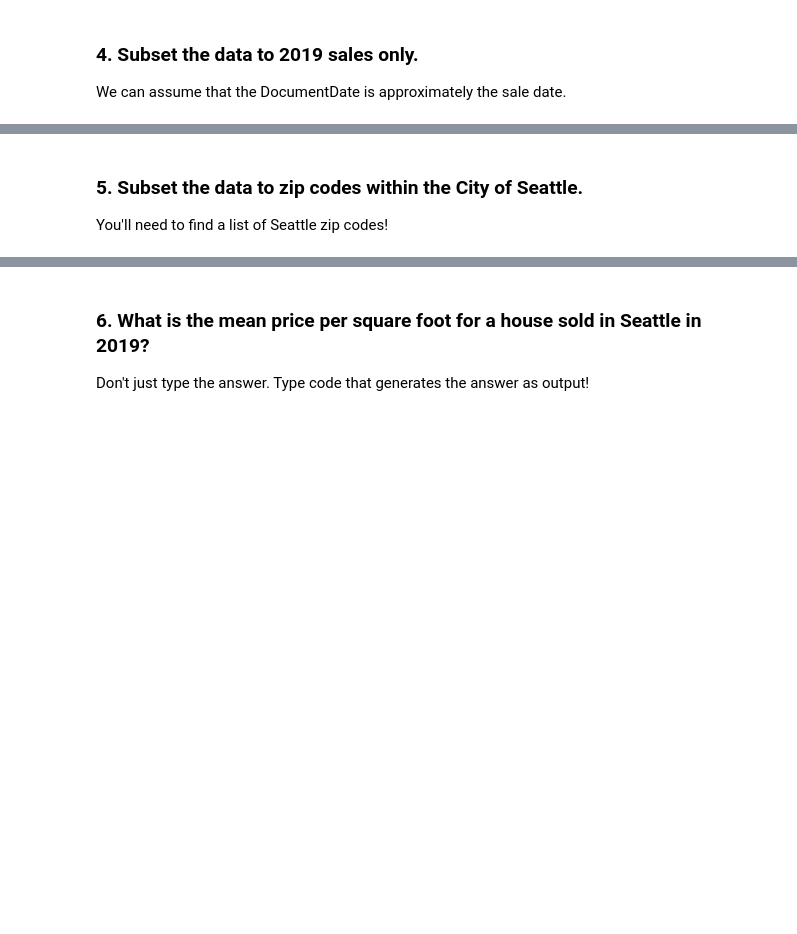
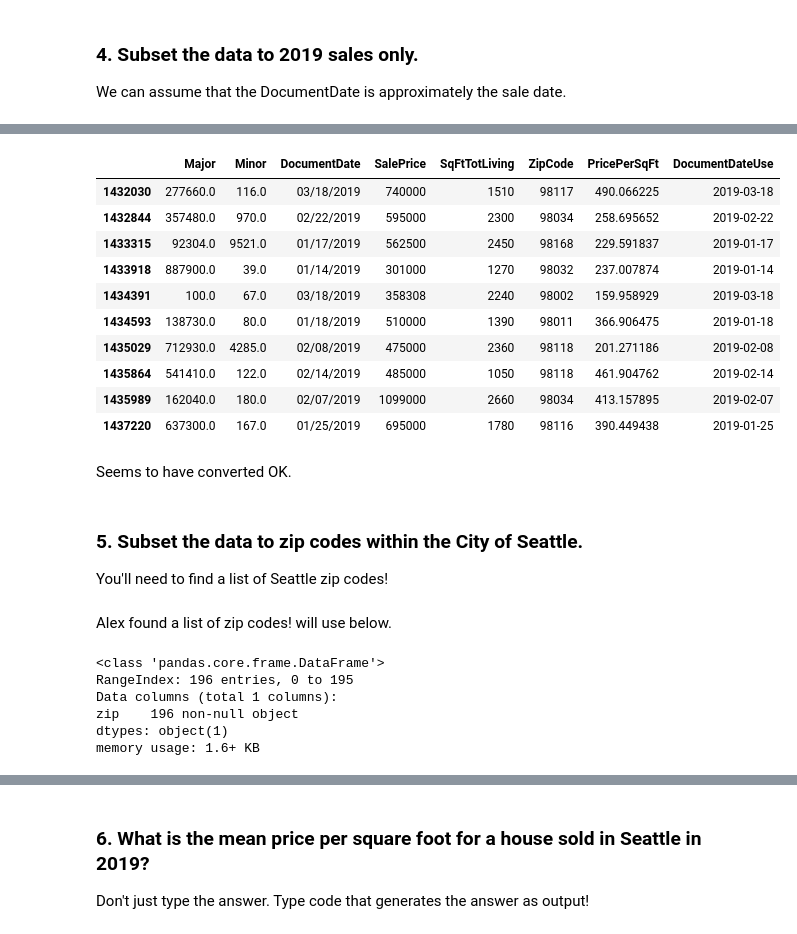
Before and after one commit to MangrobanGit/pandas-3-data-cleaning-seattle-ds-career-040119, a Jupyter notebook: pandas-3-data-cleaning.ipynb, the cells around one changed output, grey strips where cells are left out. Saved outputs shown, nothing was run; the diff lists cells and outputs as text; code cells hidden in the pictures; blank space fills up the shorter version.

```diff
--- a/pandas-3-data-cleaning.ipynb
+++ b/pandas-3-data-cleaning.ipynb
@@ -719,0 +779,2 @@ We can assume that the DocumentDate is approximately the sale date.
+# %%
+sales_data['DocumentDateUse'] = pd.to_datetime(sales_data['DocumentDate'])
@@ -719,0 +797,3 @@ We can assume that the DocumentDate is approximately the sale date.
+# %%
+# OK, now subset by year = 2019
+sales_data_2019 = sales_data[ sales_data['DocumentDateUse'].dt.year == 2019 ]
@@ -720,4 +809,22 @@ We can assume that the DocumentDate is approximately the sale date.
+# %%
+sales_data_2019.tail(10)
+# %% [output]
+|  | Major | Minor | DocumentDate | SalePrice | SqFtTotLiving | ZipCode | PricePerSqFt | DocumentDateUse |
+| 1432030 | 277660.0 | 116.0 | 03/18/2019 | 740000 | 1510 | 98117 | 490.066225 | 2019-03-18 |
+| 1432844 | 357480.0 | 970.0 | 02/22/2019 | 595000 | 2300 | 98034 | 258.695652 | 2019-02-22 |
+| 1433315 | 92304.0 | 9521.0 | 01/17/2019 | 562500 | 2450 | 98168 | 229.591837 | 2019-01-17 |
+| 1433918 | 887900.0 | 39.0 | 01/14/2019 | 301000 | 1270 | 98032 | 237.007874 | 2019-01-14 |
+| 1434391 | 100.0 | 67.0 | 03/18/2019 | 358308 | 2240 | 98002 | 159.958929 | 2019-03-18 |
+| 1434593 | 138730.0 | 80.0 | 01/18/2019 | 510000 | 1390 | 98011 | 366.906475 | 2019-01-18 |
+| 1435029 | 712930.0 | 4285.0 | 02/08/2019 | 475000 | 2360 | 98118 | 201.271186 | 2019-02-08 |
+| 1435864 | 541410.0 | 122.0 | 02/14/2019 | 485000 | 1050 | 98118 | 461.904762 | 2019-02-14 |
+| 1435989 | 162040.0 | 180.0 | 02/07/2019 | 1099000 | 2660 | 98034 | 413.157895 | 2019-02-07 |
+| 1437220 | 637300.0 | 167.0 | 01/25/2019 | 695000 | 1780 | 98116 | 390.449438 | 2019-01-25 |
+# %% [markdown]
+Seems to have converted OK.
 # %% [markdown]
 ### 5. Subset the data to zip codes within the City of Seattle.
 
 You'll need to find a list of Seattle zip codes!
+# %% [markdown]
+Alex found a list of zip codes! will use below.
@@ -723,0 +837,9 @@ You'll need to find a list of Seattle zip codes!
+# %%
+seattle_zips.info()
+# %% [output]
+<class 'pandas.core.frame.DataFrame'>
+RangeIndex: 196 entries, 0 to 195
+Data columns (total 1 columns):
+zip    196 non-null object
+dtypes: object(1)
+memory usage: 1.6+ KB
```
Also changed, not shown: parts of 29 cells of this notebook.
